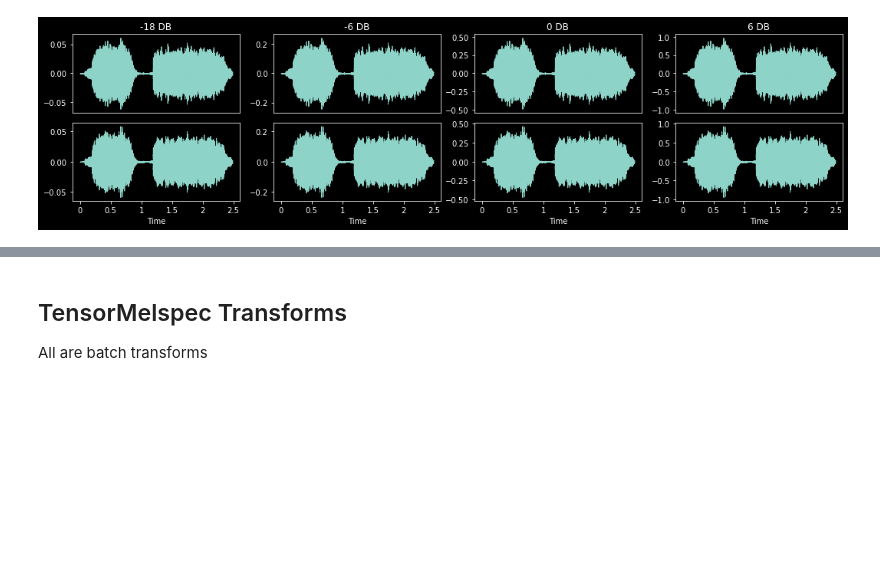
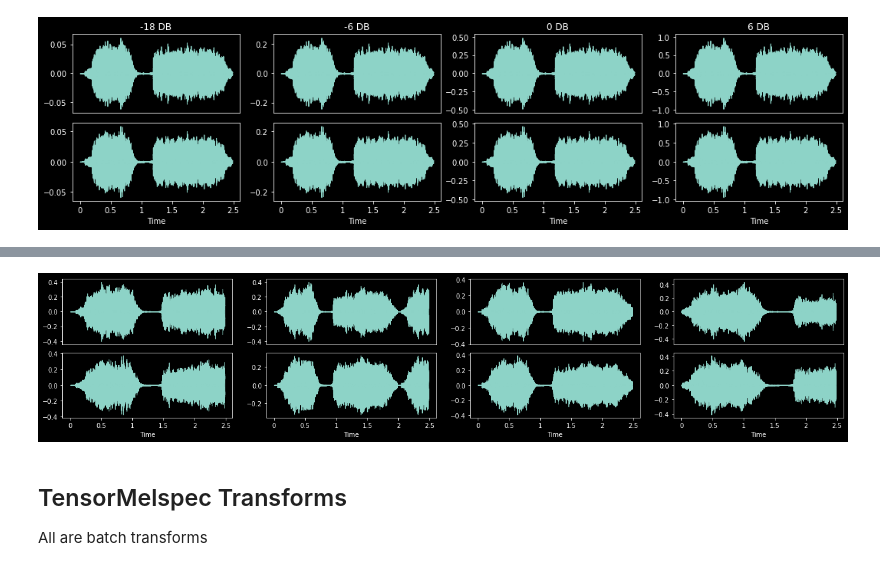
Before and after one commit to warner-benjamin/fastxtend, a Jupyter notebook: nbs/audio.03_augment.ipynb, the cells around one changed output, grey strips where cells are left out. Saved outputs shown, nothing was run; the diff lists cells and outputs as text; code cells hidden in the pictures; blank space fills up the shorter version.

```diff
--- a/nbs/audio.03_augment.ipynb
+++ b/nbs/audio.03_augment.ipynb
@@ -249,3 +409,12 @@ for ax,gain in zip(axs.flatten(), [-18, -6, 0, 6]):
+# %%
+with less_random():
+    _,axs = plt.subplots(1,4,figsize=(22,4))
+    ts = TimeStretch(p=1.)
+    for ax in axs.flatten():
+        audio = TensorAudio.create(TEST_AUDIO)
+        ts(audio.unsqueeze(0), split_idx=0).squeeze(0).show(ctx=ax, hear=False)
+# %% [output]
+[figure, added]
 # %% [markdown]
 ## TensorMelspec Transforms
 All are batch transforms
```
Also changed, not shown: parts of 21 cells of this notebook, 8 other files.
